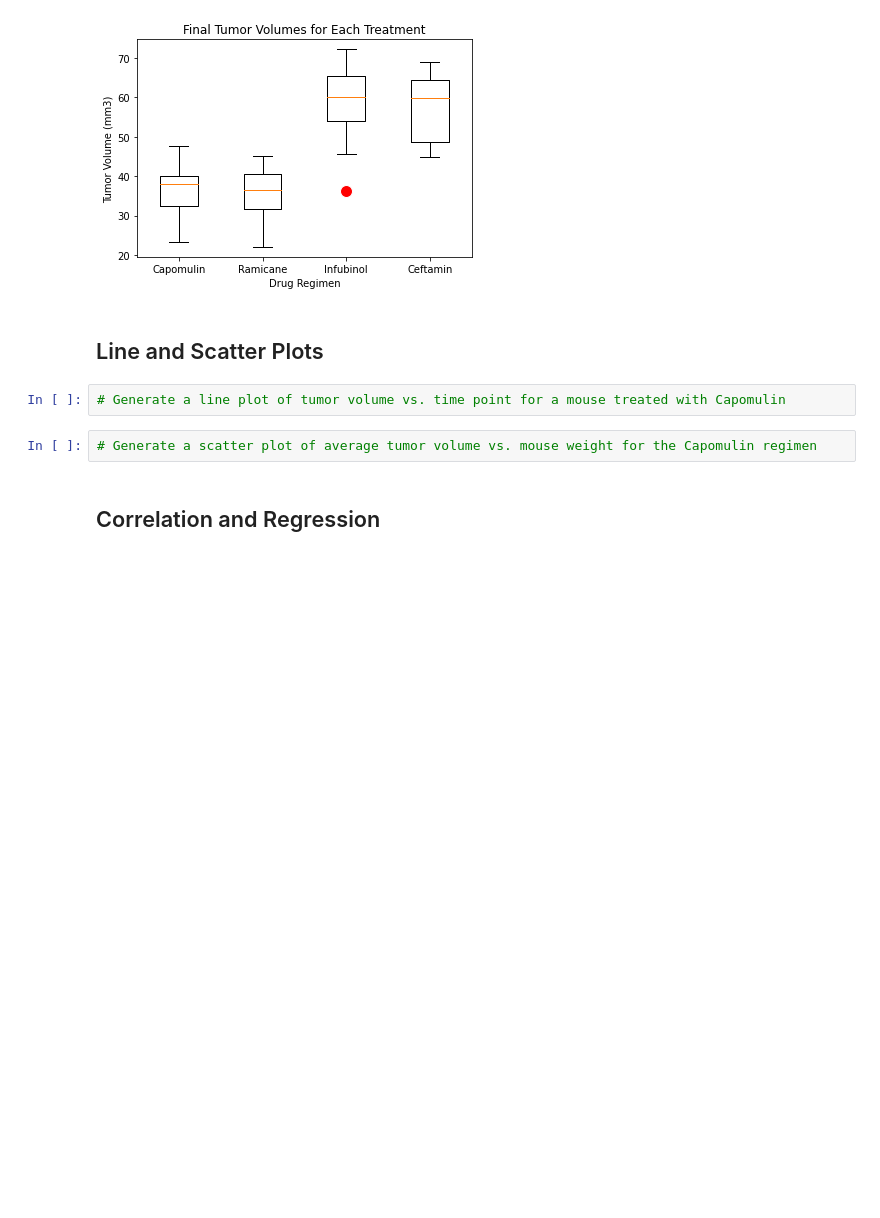
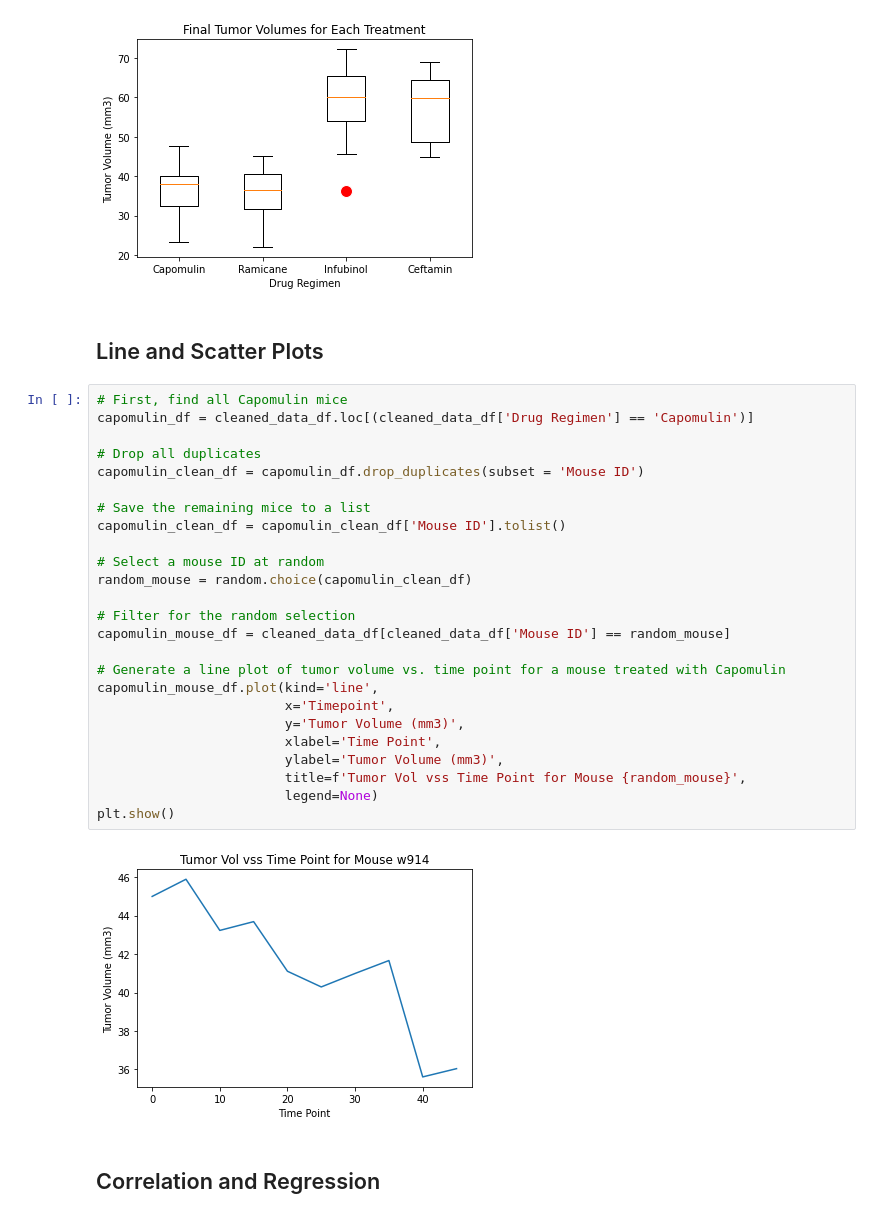
Before and after one commit to dkletter/matplotlib-challenge, a Jupyter notebook: pymaceuticals_starter.ipynb, the cells around one changed output. Cells and saved outputs as stored; diff of their text form; blank space fills up the shorter version.

```diff
--- a/pymaceuticals_starter.ipynb
+++ b/pymaceuticals_starter.ipynb
@@ -281,10 +296,33 @@ plt.show()
 [figure]
 # %% [markdown]
 ## Line and Scatter Plots
-# %%
-# Generate a line plot of tumor volume vs. time point for a mouse treated with Capomulin
-# %%
-# Generate a scatter plot of average tumor volume vs. mouse weight for the Capomulin regimen
+# %%
+# First, find all Capomulin mice
+capomulin_df = cleaned_data_df.loc[(cleaned_data_df['Drug Regimen'] == 'Capomulin')]
+
+# Drop all duplicates
+capomulin_clean_df = capomulin_df.drop_duplicates(subset = 'Mouse ID')
+
+# Save the remaining mice to a list
+capomulin_clean_df = capomulin_clean_df['Mouse ID'].tolist()
+
+# Select a mouse ID at random
+random_mouse = random.choice(capomulin_clean_df)
+
+# Filter for the random selection
+capomulin_mouse_df = cleaned_data_df[cleaned_data_df['Mouse ID'] == random_mouse]
+
+# Generate a line plot of tumor volume vs. time point for a mouse treated with Capomulin
+capomulin_mouse_df.plot(kind='line',
+                        x='Timepoint',
+                        y='Tumor Volume (mm3)',
+                        xlabel='Time Point',
+                        ylabel='Tumor Volume (mm3)',
+                        title=f'Tumor Vol vss Time Point for Mouse {random_mouse}',
+                        legend=None)
+plt.show()
+# %% [output]
+[figure, added]
 # %% [markdown]
 ## Correlation and Regression
 # %%
```
Also changed, not shown: parts of 6 cells of this notebook.
